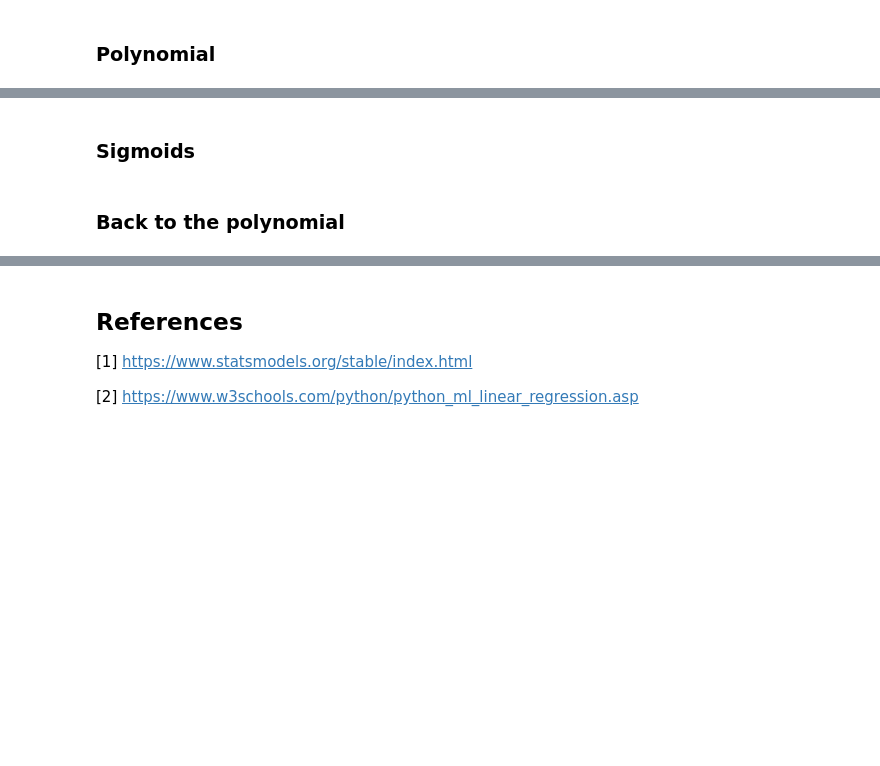
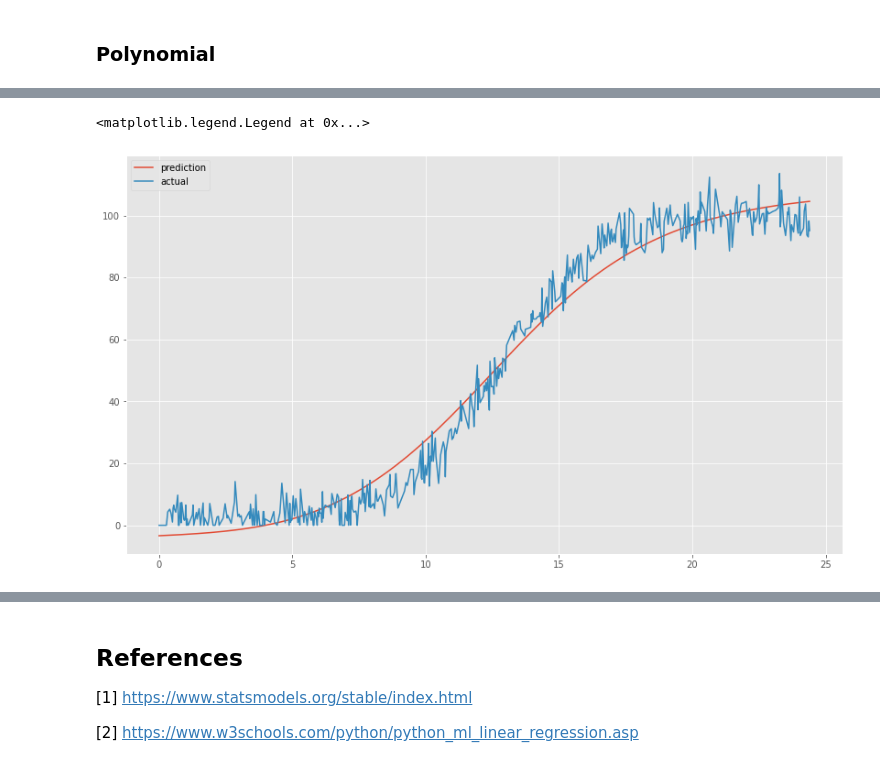
Before and after one commit to amacuga/mls-project-2020, a Jupyter notebook: Project.ipynb, the cells around one changed output, grey strips where cells are left out. Saved outputs shown, nothing was run; the diff lists cells and outputs as text; code cells hidden in the pictures; blank space fills up the shorter version.

Commit message:
Added polynomial regression

```diff
--- a/Project.ipynb
+++ b/Project.ipynb
@@ -229,8 +222,9 @@ plt.plot(poly['x'], poly['y']);
 # %%
-# Re-build our model.
+# Train a model with sigmoid activation function and linear activation function.
 model = kr.models.Sequential()
-model.add(kr.layers.Dense(1, input_shape=(1,), activation='linear', kernel_initializer="ones", bias_initializer="zeros"))
-model.compile('adam', loss='mean_squared_error')
+model.add(kr.layers.Dense(50, input_shape=(1,), activation='sigmoid', kernel_initializer="glorot_uniform", bias_initializer="glorot_uniform"))
+model.add(kr.layers.Dense(1, activation='linear', kernel_initializer="glorot_uniform", bias_initializer="glorot_uniform"))
+model.compile(kr.optimizers.Adam(lr=0.001), loss='mean_squared_error')
 # %%
-# Fit the data.
-model.fit(poly['x'], poly['y'], epochs=500)
+# Train the neural network on our training data.
+model.fit(X_train, y_train, epochs=500)
@@ -237,7 +250,8 @@ model.fit(poly['x'], poly['y'], epochs=500)
 # %%
 # Plot the predictions (on the training set itself).
-plt.plot(poly['x'], poly['y'], label='actual')
-plt.plot(poly['x'], model.predict(poly['x']), label='prediction')
-plt.legend();
+plt.plot(X, model.predict(X), label='prediction')
+plt.plot(X, y, label='actual')
+plt.legend()
+# %% [output]
+<matplotlib.legend.Legend at 0x...>
+[figure, added]
-# %% [markdown]
-### Sigmoids
@@ -257,2 +257,0 @@ plt.plot(sigdata['x'], sigdata['y']);
-# %% [markdown]
-### Back to the polynomial
```
Also changed, not shown: parts of 20 cells of this notebook.
